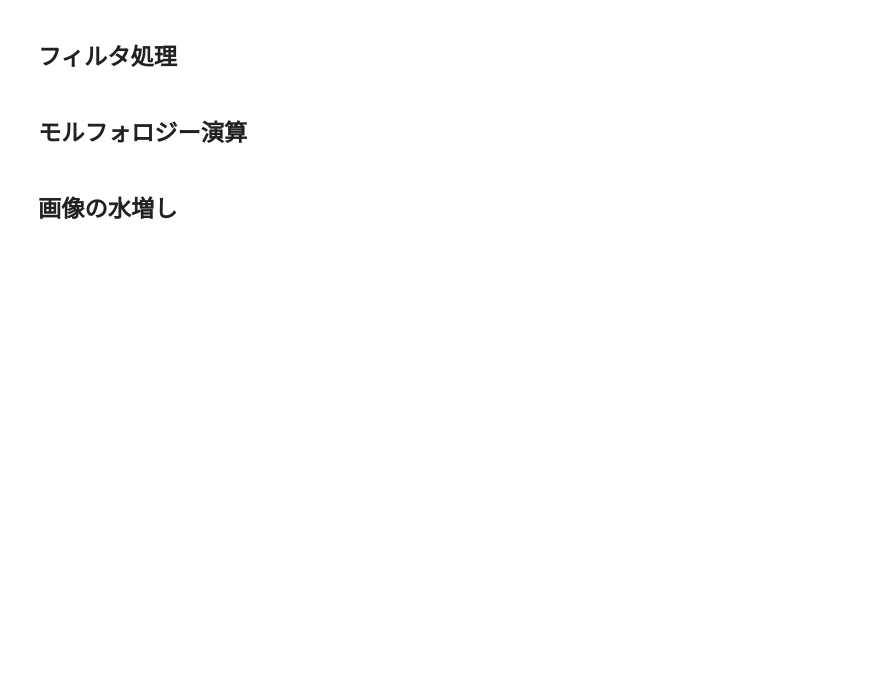
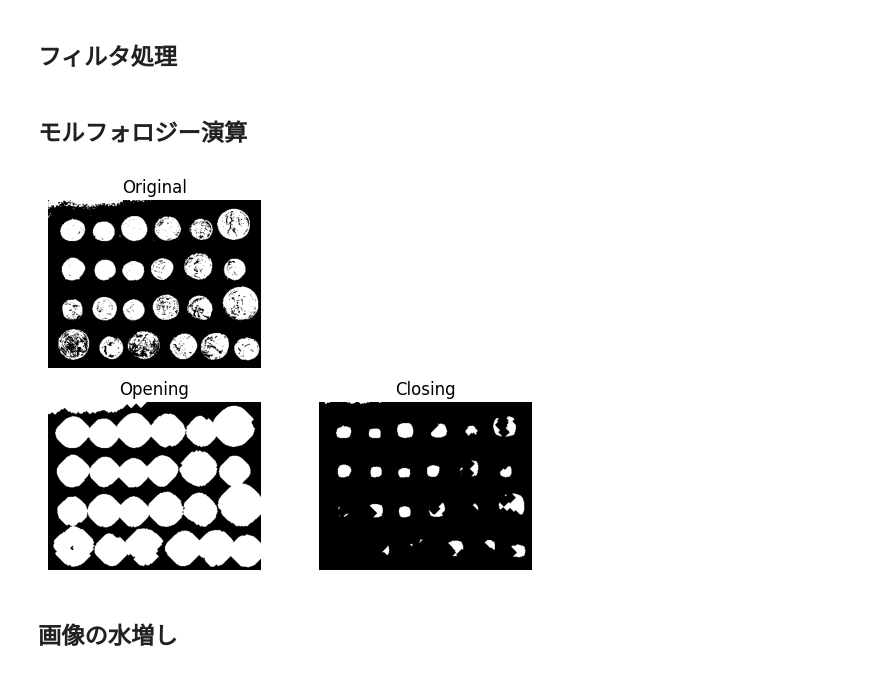
Before and after one commit to Daiki04/lecture, a Jupyter notebook: chapter2.ipynb, the cells around one changed output. Saved outputs shown, nothing was run; the diff lists cells and outputs as text; code cells hidden in the pictures; blank space fills up the shorter version.

```diff
--- a/chapter2.ipynb
+++ b/chapter2.ipynb
@@ -518,6 +519,56 @@ plt.savefig("./imgs/exercise2_5.png", dpi=600)
 plt.show()
 # %% [markdown]
 ## モルフォロジー演算
+# %%
+img_coins = cv2.imread("./imgs/coins.png")
+img_coins = cv2.cvtColor(img_coins, cv2.COLOR_BGR2GRAY) # BGR to GRAY
+
+# 二値化
+ret, img_coins = cv2.threshold(img_coins, 127, 255, cv2.THRESH_BINARY)
+
+kernel = np.array([[0, 1, 0],
+                   [1, 1, 1],
+                   [0, 1, 0]], np.uint8)
+img_morpho = cv2.dilate(img_coins, kernel)
+
+def opening(img, kernel, n=10):
+    for _ in range(n):
+        img_opening = cv2.erode(img, kernel)
+
+    for _ in range(n):
+        img_opening = cv2.dilate(img_opening, kernel)
+    return img_opening
+
+def closing(img, kernel, n=10):
+    for _ in range(n):
+        img_closing = cv2.dilate(img, kernel)
+
+    for _ in range(n):
+        img_closing = cv2.erode(img_closing, kernel)
+    return img_closing
+
+img_coins_op = opening(img_coins, kernel)
+img_coins_cl = closing(img_coins, kernel)
+
+# 画像の表示
+plt.subplot(2, 2, 1)
+plt.imshow(img_coins)
+plt.gray()
+plt.title("Original")
+plt.axis("off")
+plt.subplot(2, 2, 3)
+plt.imshow(img_coins_op)
+plt.gray()
+plt.title("Opening")
+plt.axis("off")
+plt.subplot(2, 2, 4)
+plt.imshow(img_coins_cl)
+plt.gray()
+plt.title("Closing")
+plt.axis("off")
+plt.show()
+# %% [output]
+[figure, added]
 # %% [markdown]
 ## 画像の水増し
 # %% [markdown]
```
Also changed, not shown: parts of 3 cells of this notebook, 35 other files.
